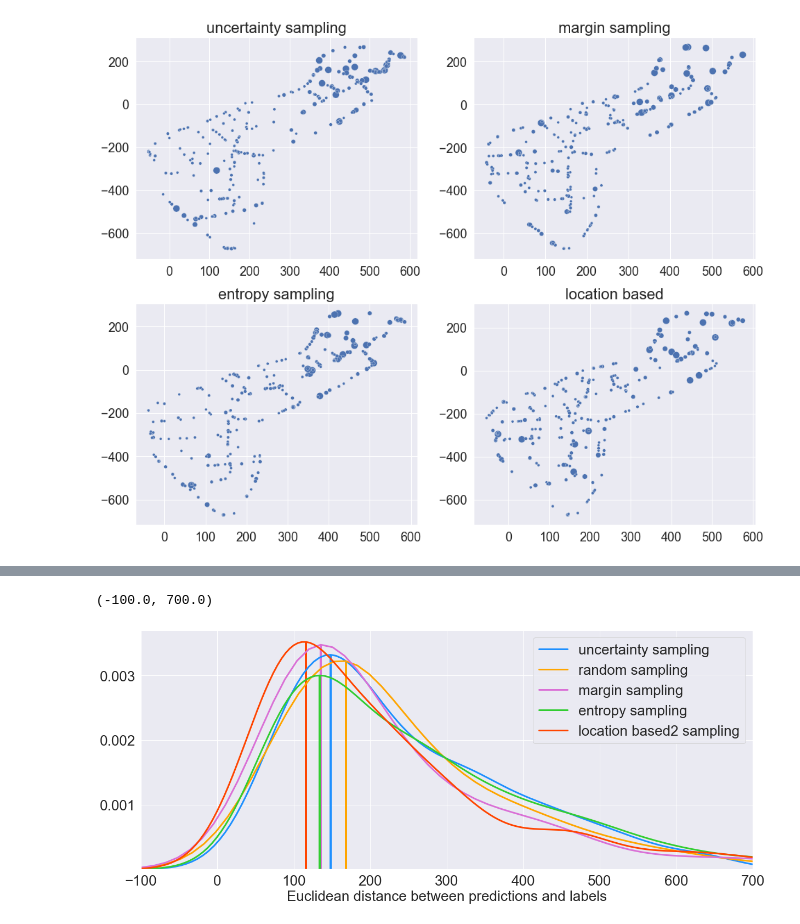
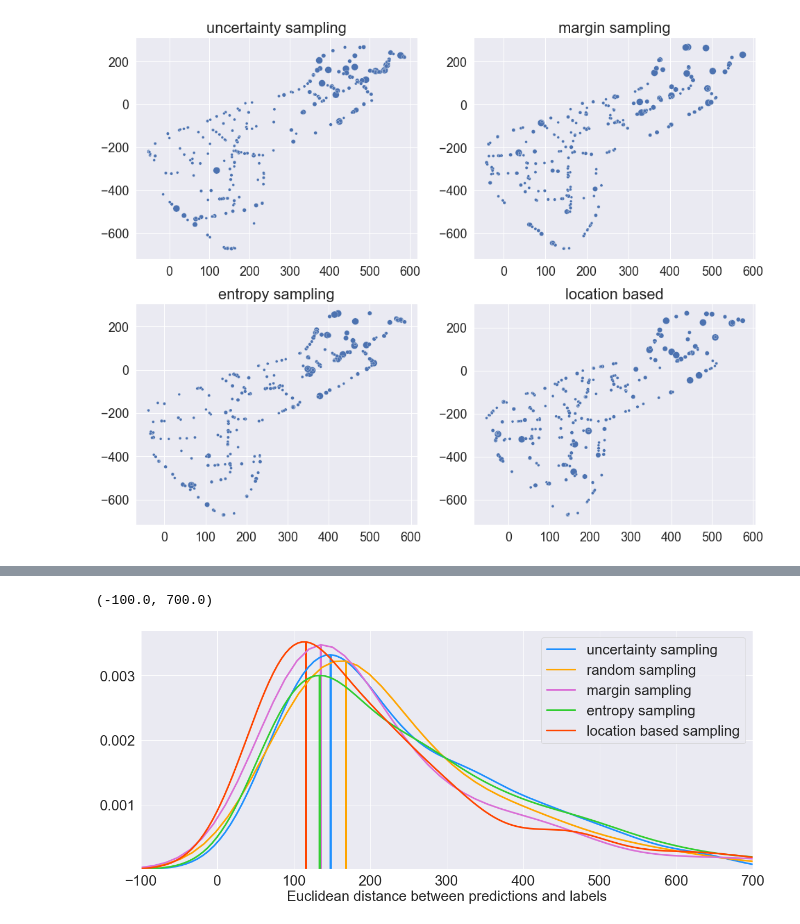
Before and after one commit to telenovelachuan/data_science, a Jupyter notebook: master_project/new_qs.ipynb, the cells around one changed output, grey strips where cells are left out. Drawn from its saved outputs; the diff is of its cells as text; code cells hidden in the pictures.

```diff
--- a/master_project/new_qs.ipynb
+++ b/master_project/new_qs.ipynb
@@ -472,7 +482,7 @@ colors = {
     "margin": "orchid",
     "entropy": "limegreen",
     "random": "orange",
-    "location based2": "orangered",
+    "location based": "orangered",
     "full": "slategray"
 }
 line_width = 3
@@ -547,32 +557,32 @@ fig, axes = plt.subplots(figsize=(20, 8))
 plot_diff_kde_xyz("cnn_ae_al2_uncertainty_650.csv", "uncertainty", 0)
 plot_diff_kde_xyz("cnn_ae_al2_random_650.csv", "random", 1)
 plot_diff_kde_xyz("cnn_ae_al2_margin_500.csv", "margin", 2)
 plot_diff_kde_xyz("cnn_ae_al2_entropy_650.csv", "entropy", 3)
-plot_diff_kde_xyz("cnn_ae_al3_lb2_all_preds.csv", "location based2", 4)
+plot_diff_kde_xyz("cnn_ae_al3_lb2_all_preds.csv", "location based", 4)
 plt.xlim(-100, 700)
 
 # plt.subplot(3, 1, 1)
 # plot_diff_kde("cnn_ae_al2_uncertainty_all_preds.csv", "uncertainty", 0, "x")
 # plot_diff_kde("cnn_ae_al1_random_all_preds.csv", "random", 1, "x")
 # plot_diff_kde("cnn_ae_al2_entropy_all_preds.csv", "entropy", 2, "x")
 # plot_diff_kde("cnn_ae_al2_margin_all_preds.csv", "margin", 3, "x")
 # plot_diff_kde("cnn_ae_al1_lb_all_preds.csv", "location based", 4, "x")
 
 # plt.subplot(3, 1, 2)
 # plot_diff_kde("cnn_ae_al2_uncertainty_all_preds.csv", "uncertainty", 0, "y")
 # plot_diff_kde("cnn_ae_al1_random_all_preds.csv", "random", 1, "y")
 # plot_diff_kde("cnn_ae_al2_entropy_all_preds.csv", "entropy", 2, "y")
 # plot_diff_kde("cnn_ae_al2_margin_all_preds.csv", "margin", 3, "y")
 # plot_diff_kde("cnn_ae_al1_lb_all_preds.csv", "location based", 4, "y")
 
 # plt.subplot(3, 1, 3)
 # plot_diff_kde("cnn_ae_al2_uncertainty_all_preds.csv", "uncertainty", 0, "z")
 # plot_diff_kde("cnn_ae_al1_random_all_preds.csv", "random", 1, "z")
 # plot_diff_kde("cnn_ae_al2_entropy_all_preds.csv", "entropy", 2, "z")
 # plot_diff_kde("cnn_ae_al2_margin_all_preds.csv", "margin", 3, "z")
 # plot_diff_kde("cnn_ae_al1_lb_all_preds.csv", "location based", 4, "z")
 
 #fig.tight_layout()
 # %% [output]
 (-100.0, 700.0)
-[figure, old version]
+[figure, new version]
```
Also changed, not shown: parts of 3 cells of this notebook, 18 other files.
